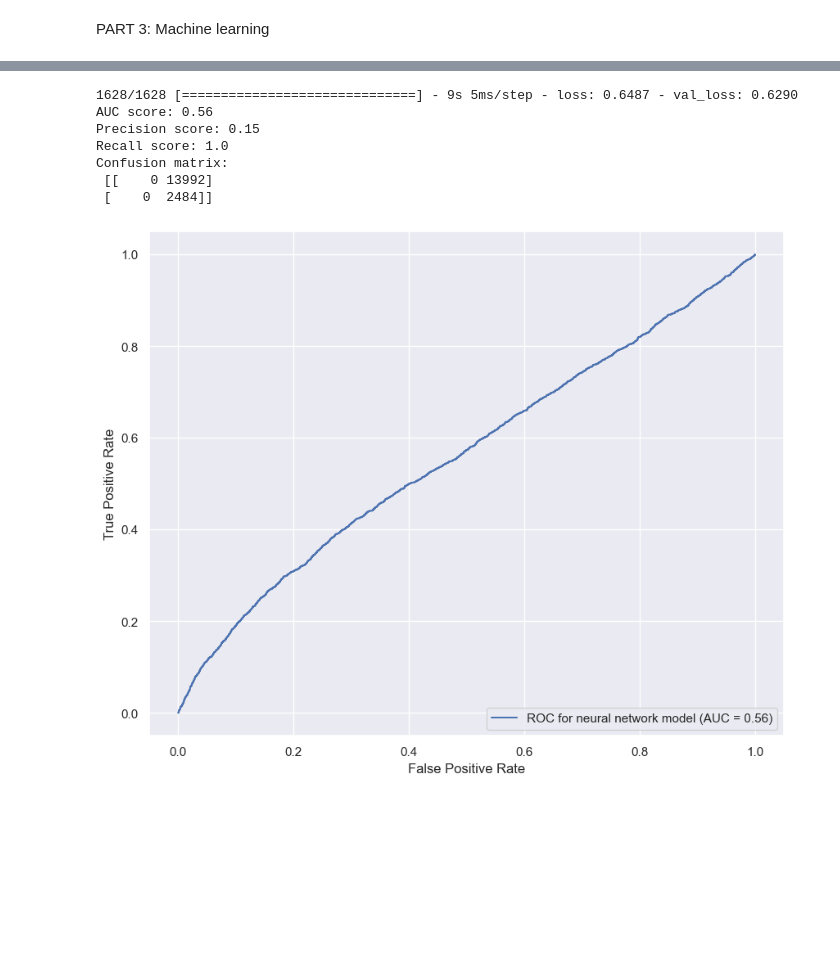
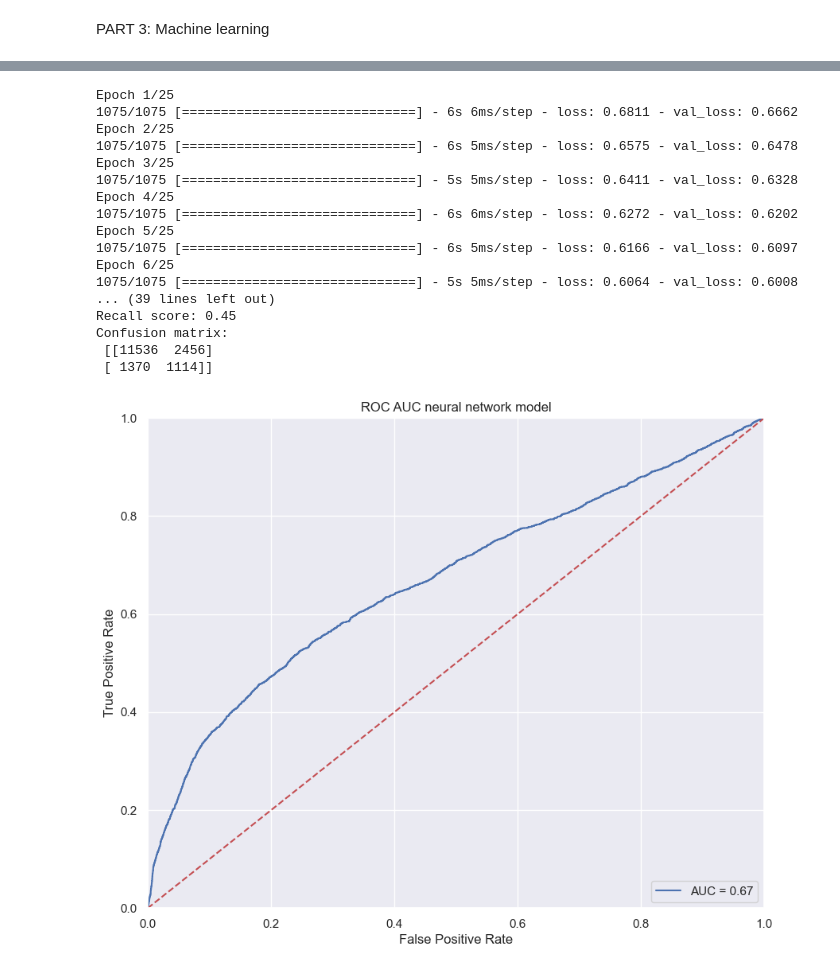
Before and after one commit to JankowRepo/ParticipationPrediction, a Jupyter notebook: MainNotebook.ipynb, the cells around one changed output, grey strips where cells are left out. Cells and saved outputs as stored; diff of their text form; code cells hidden in the pictures; blank space fills up the shorter version.

```diff
--- a/MainNotebook.ipynb
+++ b/MainNotebook.ipynb
@@ -208,7 +260,9 @@ X_test.drop(columns=['Unnamed: 0','contact', 'month','day_of_week','duration','c
 # %%
-scaler = MinMaxScaler(feature_range=(0, 1))
+# Scale train and test parts separately
+
+scaler = MinMaxScaler()
 scaler.fit(X_train)
-X_train=pd.DataFrame(scaler.transform(X_train),index=X_train.index,columns=X_train.columns)
-X_test=pd.DataFrame(scaler.transform(X_test),index=X_test.index,columns=X_test.columns)
+X_train = pd.DataFrame(scaler.transform(X_train), index=X_train.index, columns=X_train.columns)
+X_test = pd.DataFrame(scaler.transform(X_test), index=X_test.index, columns=X_test.columns)
 print(X_train.head(5))
 # %% [output]
@@ -245,6 +331,8 @@ plt.show()
+# %%
+# Balance train data from 1:0.18 to 1:1 class ratio with oversamle SMOTETomek method
+
+zeros = np.count_nonzero(y_train.values == 0)
+X_bal, y_bal = SMOTETomek(sampling_strategy={0: zeros, 1: int(zeros * 1)}).fit_resample(X_train, y_train)
 # %% [markdown]
 PART 3: Machine learning
-# %%
-zeros=np.count_nonzero(y_train.values == 0)
-X_bal, y_bal = SMOTETomek(sampling_strategy ={0: zeros, 1: int(zeros*2)}).fit_resample(X_train, y_train)
 # %%
@@ -342,33 +502,50 @@ Confusion matrix:
 # %%
+# Using Neural Network model to predict campaign group answers based on control group data
+
 NN_model = Sequential()
 NN_model.add(Dense(512, input_shape=(X_train.shape[1],), activation="relu"))
 NN_model.add(layers.Dropout(0.4))
 NN_model.add(Dense(1, activation='sigmoid'))
 NN_model.compile(loss='binary_crossentropy', optimizer=SGD(learning_rate=0.0001, momentum=0.85))
 
 X_tr, X_val, y_tr, y_val = train_test_split(X_bal, y_bal, test_size=0.2, stratify=y_bal, shuffle=True)
-history=NN_model.fit(X_tr, y_tr, epochs=1, verbose=1, batch_size=32, validation_data=[X_val, y_val])
+history = NN_model.fit(X_tr, y_tr, epochs=25, verbose=1, batch_size=32, validation_data=[X_val, y_val])
 
-NN_continuous_predictions=NN_model.predict(X_test, verbose=0)
-NN_predictions = NN_continuous_predictions > 0.5
+NN_continuous_predictions = NN_model.predict(X_test, verbose=0)
+NN_predictions = NN_continuous_predictions > 0.6
 
-print("AUC score:",round(roc_auc_score(y_test, NN_continuous_predictions),2))
-print("Precision score:",round(precision_score(y_test, NN_predictions),2))
-print("Recall score:",round(recall_score(y_test, NN_predictions),2))
-print("Confusion matrix:\n",confusion_matrix(y_test, NN_predictions))
+print("Precision score:", round(precision_score(y_test, NN_predictions), 2))
+print("Recall score:", round(recall_score(y_test, NN_predictions), 2))
+print("Confusion matrix:\n", confusion_matrix(y_test, NN_predictions))
 
 fpr, tpr, _ = roc_curve(y_test, NN_continuous_predictions)
 roc_auc = auc(fpr, tpr)
-display = RocCurveDisplay(fpr=fpr, tpr=tpr, roc_auc=roc_auc, estimator_name='ROC for neural network model')
-display.plot()
+plt.plot(fpr, tpr, 'b', label='AUC = %0.2f' % roc_auc)
+plt.legend(loc='lower right')
+plt.plot([0, 1], [0, 1], 'r--')
+plt.xlim([0, 1])
+plt.ylim([0, 1])
+plt.ylabel('True Positive Rate')
+plt.xlabel('False Positive Rate')
+plt.title('ROC AUC neural network model')
 plt.show()
 # %% [output]
-1628/1628 [==============================] - 9s 5ms/step - loss: 0.6487 - val_loss: 0.6290
-AUC score: 0.56
-Precision score: 0.15
-Recall score: 1.0
+Epoch 1/25
+1075/1075 [==============================] - 6s 6ms/step - loss: 0.6811 - val_loss: 0.6662
+Epoch 2/25
+1075/1075 [==============================] - 6s 5ms/step - loss: 0.6575 - val_loss: 0.6478
+Epoch 3/25
+1075/1075 [==============================] - 5s 5ms/step - loss: 0.6411 - val_loss: 0.6328
+Epoch 4/25
+1075/1075 [==============================] - 6s 6ms/step - loss: 0.6272 - val_loss: 0.6202
+Epoch 5/25
+1075/1075 [==============================] - 6s 5ms/step - loss: 0.6166 - val_loss: 0.6097
+Epoch 6/25
+1075/1075 [==============================] - 5s 5ms/step - loss: 0.6064 - val_loss: 0.6008
+... (39 lines left out)
+Recall score: 0.45
 Confusion matrix:
- [[    0 13992]
- [    0  2484]]
+ [[11536  2456]
+ [ 1370  1114]]
-[figure, old version]
+[figure, new version]
 # %%
```
Also changed, not shown: parts of 36 cells of this notebook.
